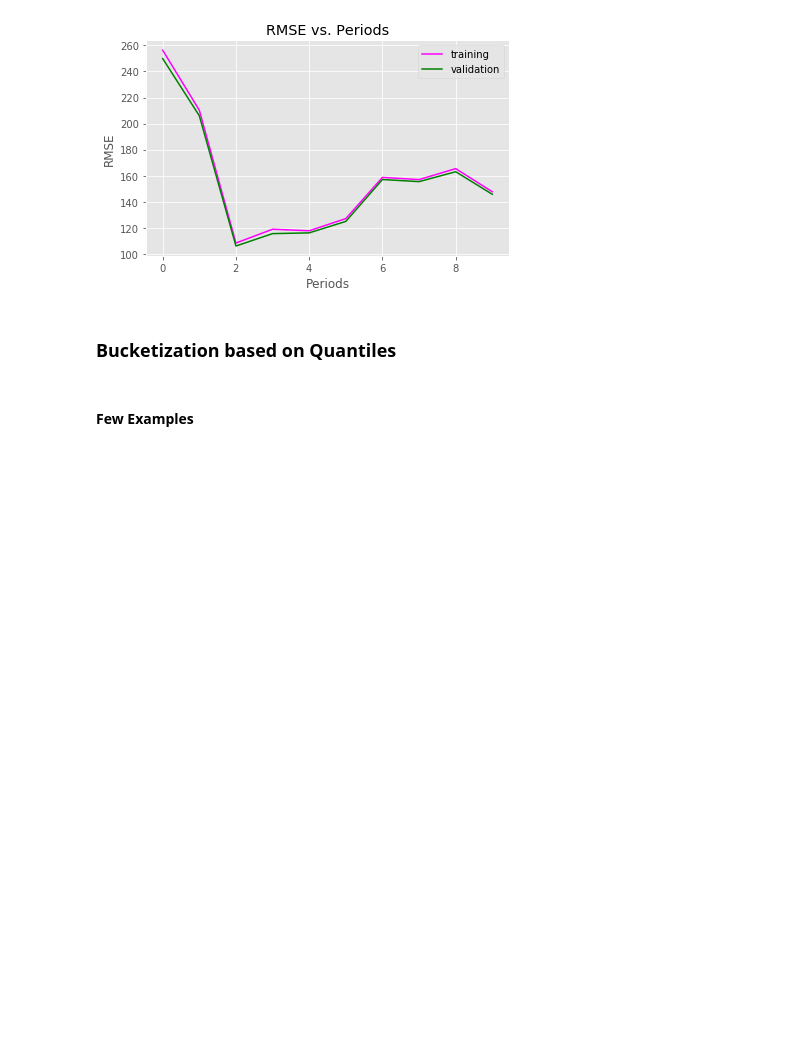
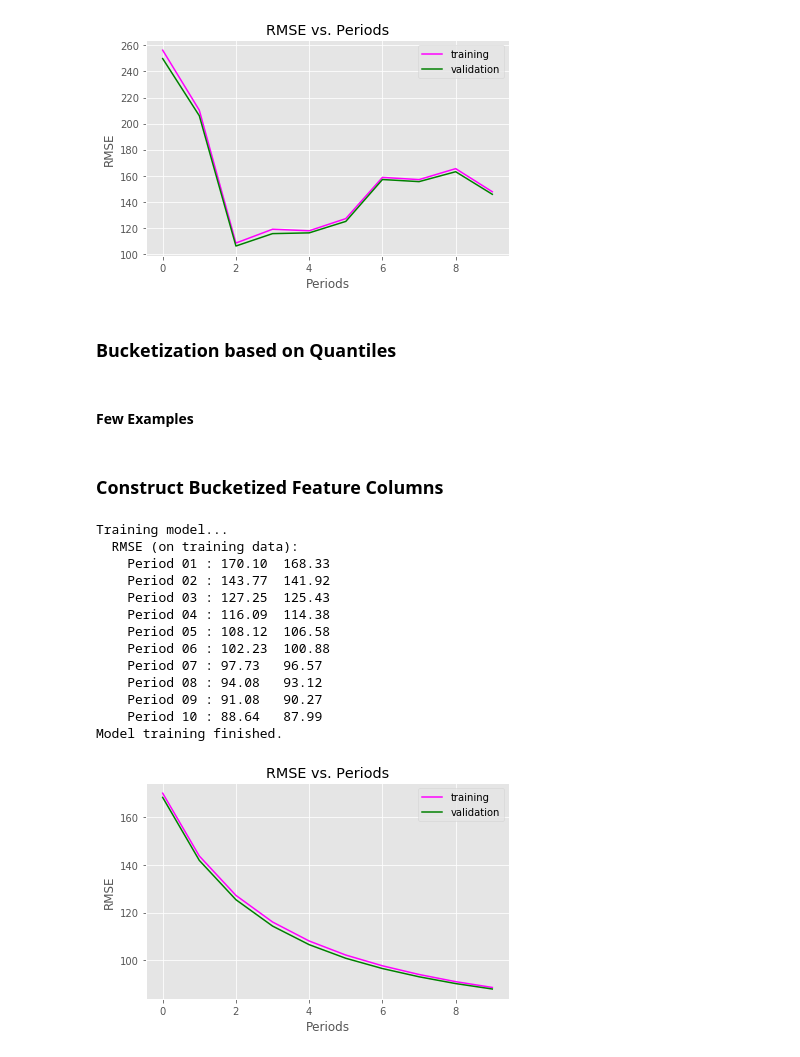
Before and after one commit to acesaif/ml_crash_course, a Jupyter notebook: feature_crosses/ml_feature_cross.ipynb, the cells around one changed output. Saved outputs shown, nothing was run; the diff lists cells and outputs as text; code cells hidden in the pictures; blank space fills up the shorter version.

Commit message:
Bucketize the feature_columns and rerun the model.

```diff
--- a/feature_crosses/ml_feature_cross.ipynb
+++ b/feature_crosses/ml_feature_cross.ipynb
@@ -249,3 +249,5 @@ total_rooms = tf.feature_column.numeric_column("total_rooms")
 bucketized_total_rooms = tf.feature_column.bucketized_column(
     total_rooms,boundaries=get_qunatile_based_boundaries(
         california_housing_dataframe["total_rooms"], 10))
+# %% [markdown]
+### Construct Bucketized Feature Columns
@@ -251,0 +303,26 @@ bucketized_total_rooms = tf.feature_column.bucketized_column(
+# %%
+_ = train_model(
+    learning_rate = 1.0,
+    steps = 500,
+    batch_size = 100,
+    feature_columns = construct_bucketized_feature_columns(),
+    training_examples = training_examples,
+    training_targets = training_targets,
+    validation_examples = validation_examples,
+    validation_targets = validation_targets
+)
+# %% [output]
+Training model...
+  RMSE (on training data):
+    Period 01 : 170.10  168.33
+    Period 02 : 143.77  141.92
+    Period 03 : 127.25  125.43
+    Period 04 : 116.09  114.38
+    Period 05 : 108.12  106.58
+    Period 06 : 102.23  100.88
+    Period 07 : 97.73   96.57
+    Period 08 : 94.08   93.12
+    Period 09 : 91.08   90.27
+    Period 10 : 88.64   87.99
+Model training finished.
+[figure, added]
```
Also changed, not shown: parts of 1 cell of this notebook.
